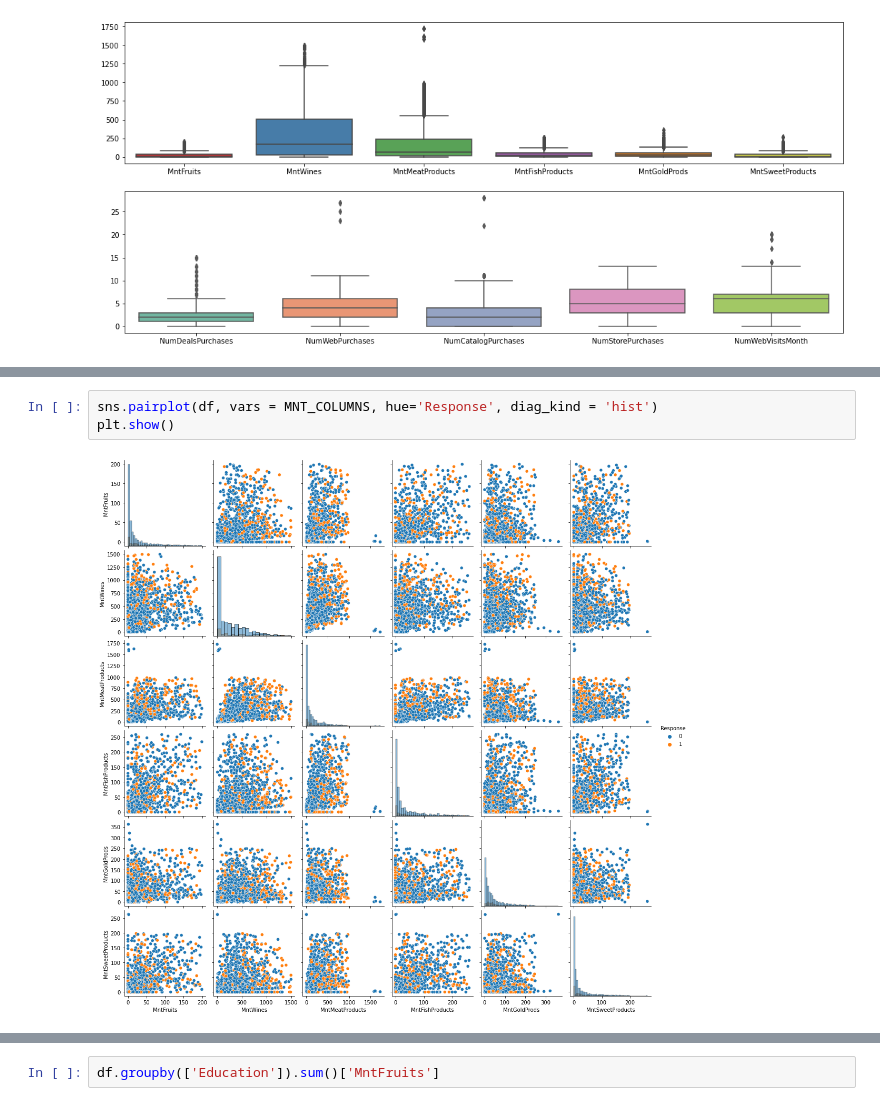
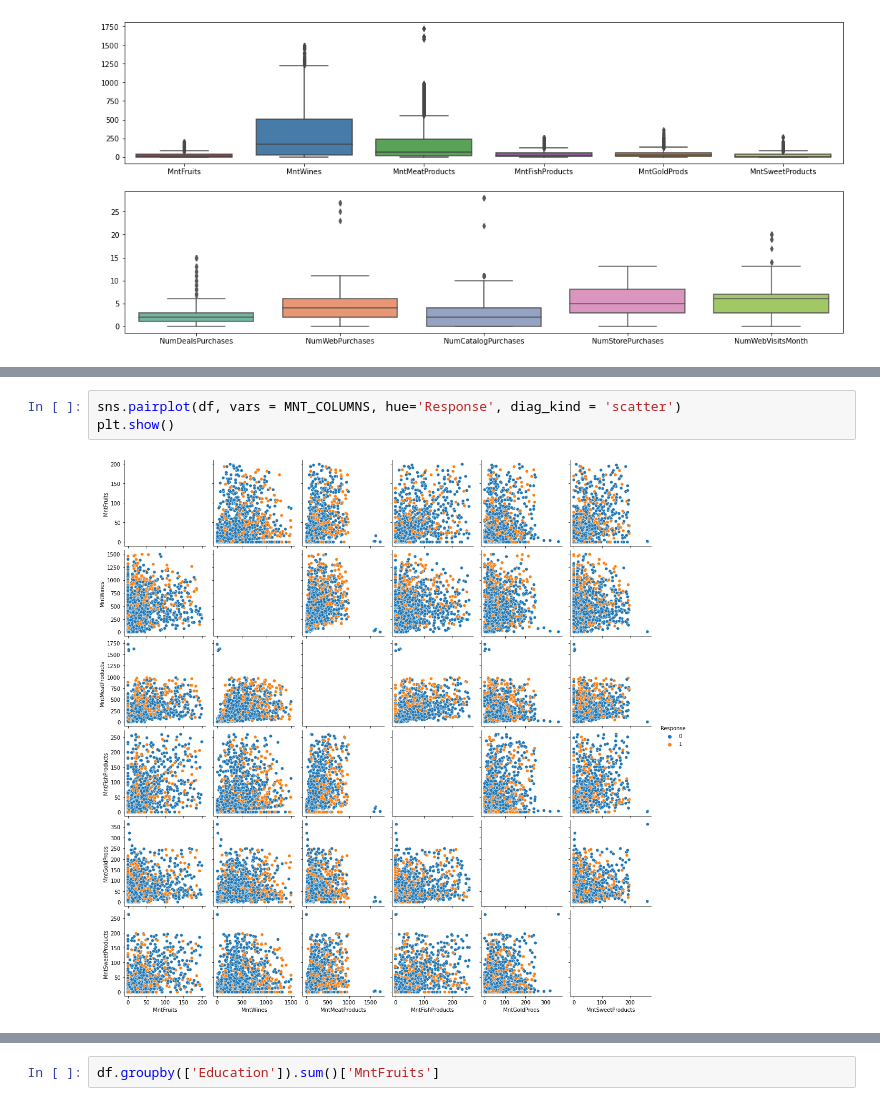
Before and after one commit to thehenke/case-data-modelling, a Jupyter notebook: data_wrangling.ipynb, the cells around one changed output, grey strips where cells are left out. Drawn from its saved outputs; the diff is of its cells as text.

```diff
--- a/data_wrangling.ipynb
+++ b/data_wrangling.ipynb
@@ -64,5 +72,5 @@ ax4 = axes[1, 1].bar(df['Marital_Status'].unique(), df['Marital_Status'].value_c
 # %%
-sns.pairplot(df, vars = MNT_COLUMNS, hue='Response', diag_kind = 'hist')
+sns.pairplot(df, vars = MNT_COLUMNS, hue='Response', diag_kind = 'scatter')
 plt.show()
 # %% [output]
-[figure, old version]
+[figure, new version]
```
Also changed, not shown: parts of 21 cells of this notebook.
